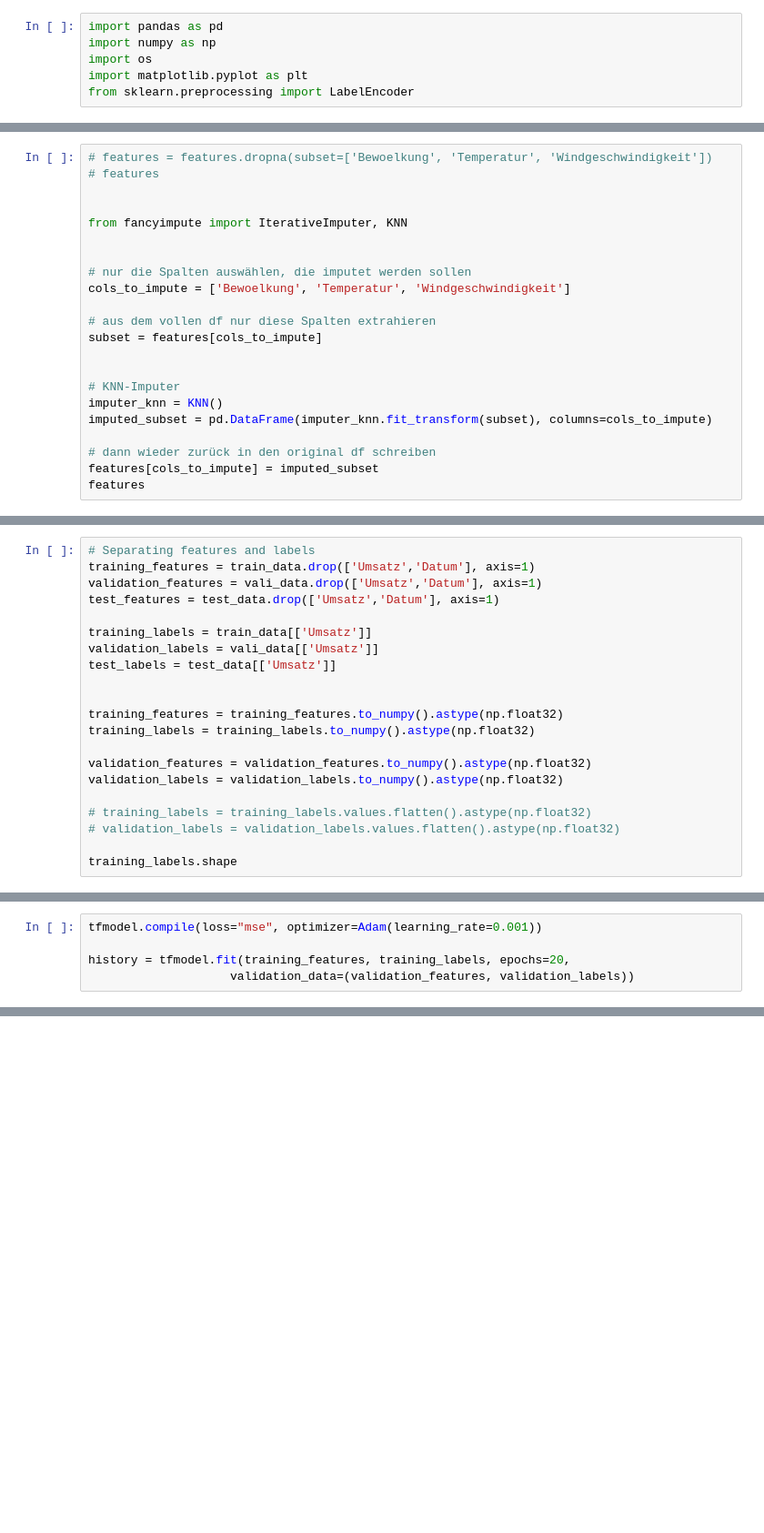
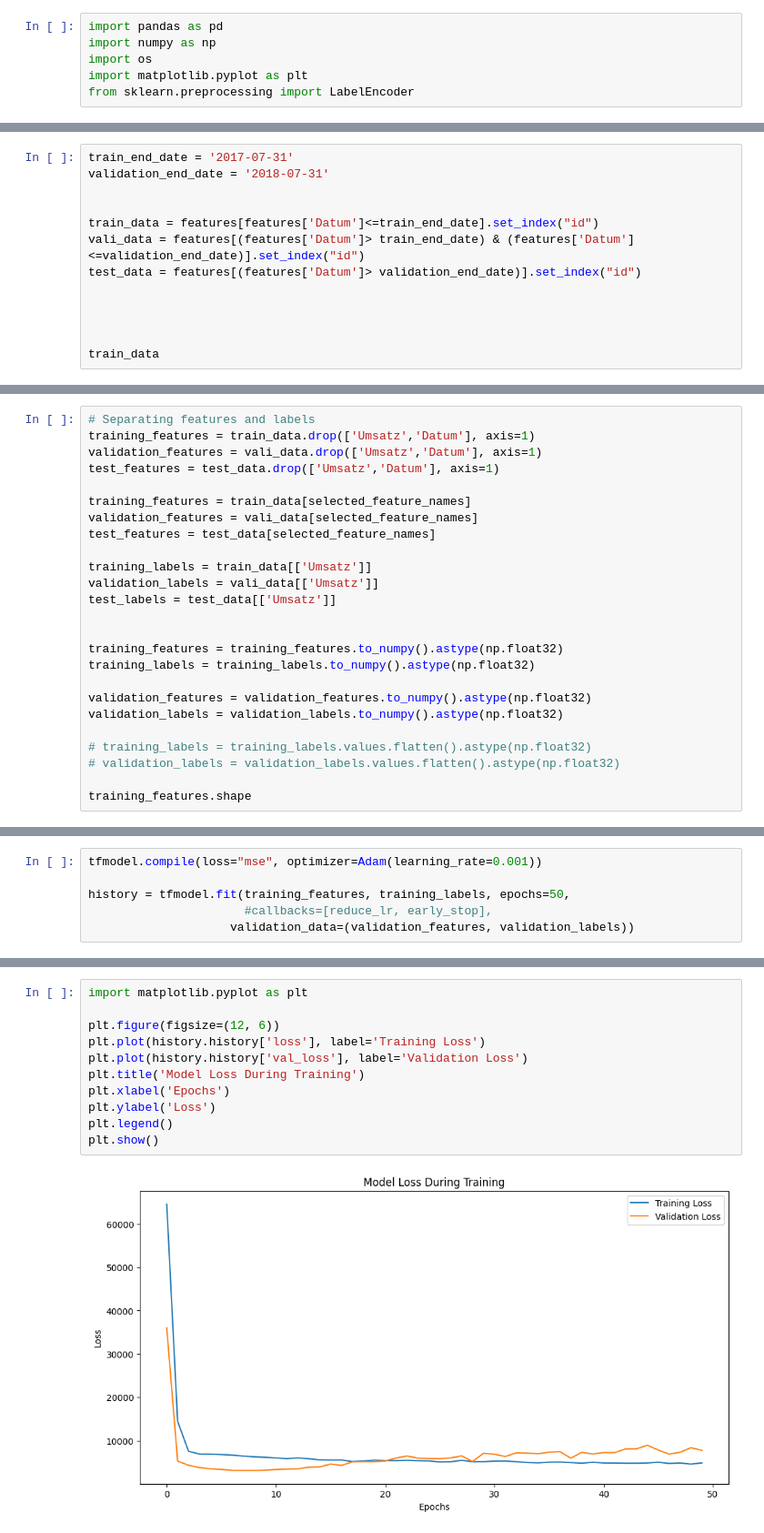
Before and after one commit to thorsten789/bakery_sales_prediction, a Jupyter notebook: 3_Model/Matthias/model.ipynb, the cells around one changed output, grey strips where cells are left out. Shown at 91% size. Saved outputs shown, nothing was run; the diff lists cells and outputs as text; blank space fills up the shorter version.

```diff
--- a/3_Model/Matthias/model.ipynb
+++ b/3_Model/Matthias/model.ipynb
@@ -23,23 +89,14 @@ msno.matrix(features, figsize=(12, 6))
 # %%
-# features = features.dropna(subset=['Bewoelkung', 'Temperatur', 'Windgeschwindigkeit'])
-# features
+train_end_date = '2017-07-31'
+validation_end_date = '2018-07-31'
 
 
-from fancyimpute import IterativeImputer, KNN
+train_data = features[features['Datum']<=train_end_date].set_index("id")
+vali_data = features[(features['Datum']> train_end_date) & (features['Datum']<=validation_end_date)].set_index("id")
+test_data = features[(features['Datum']> validation_end_date)].set_index("id")
 
 
-# nur die Spalten auswählen, die imputet werden sollen
-cols_to_impute = ['Bewoelkung', 'Temperatur', 'Windgeschwindigkeit']
-
-# aus dem vollen df nur diese Spalten extrahieren
-subset = features[cols_to_impute]
 
 
-# KNN-Imputer
-imputer_knn = KNN()
-imputed_subset = pd.DataFrame(imputer_knn.fit_transform(subset), columns=cols_to_impute)
-
-# dann wieder zurück in den original df schreiben
-features[cols_to_impute] = imputed_subset
-features
+train_data
 # %% [output]
@@ -78,6 +119,10 @@ Imputing row 11101/11164 with 0 missing, elapsed time: 10.395
 training_features = train_data.drop(['Umsatz','Datum'], axis=1)
 validation_features = vali_data.drop(['Umsatz','Datum'], axis=1)
 test_features = test_data.drop(['Umsatz','Datum'], axis=1)
+
+training_features = train_data[selected_feature_names]
+validation_features = vali_data[selected_feature_names]
+test_features = test_data[selected_feature_names]
 
 training_labels = train_data[['Umsatz']]
 validation_labels = vali_data[['Umsatz']]
@@ -93,5 +138,5 @@ validation_labels = validation_labels.to_numpy().astype(np.float32)
 # training_labels = training_labels.values.flatten().astype(np.float32)
 # validation_labels = validation_labels.values.flatten().astype(np.float32)
 
-training_labels.shape
+training_features.shape
 # %% [output]
@@ -133,6 +239,7 @@ Model: "sequential"
 # %%
 tfmodel.compile(loss="mse", optimizer=Adam(learning_rate=0.001))
 
-history = tfmodel.fit(training_features, training_labels, epochs=20,
+history = tfmodel.fit(training_features, training_labels, epochs=50,
+                      #callbacks=[reduce_lr, early_stop],
                     validation_data=(validation_features, validation_labels))
 # %% [output]
@@ -140,0 +294,13 @@ Error:
+# %%
+import matplotlib.pyplot as plt
+
+plt.figure(figsize=(12, 6))
+plt.plot(history.history['loss'], label='Training Loss')
+plt.plot(history.history['val_loss'], label='Validation Loss')
+plt.title('Model Loss During Training')
+plt.xlabel('Epochs')
+plt.ylabel('Loss')
+plt.legend()
+plt.show()
+# %% [output]
+[figure, added]
```
Also changed, not shown: parts of 18 cells of this notebook, 5 other files.
